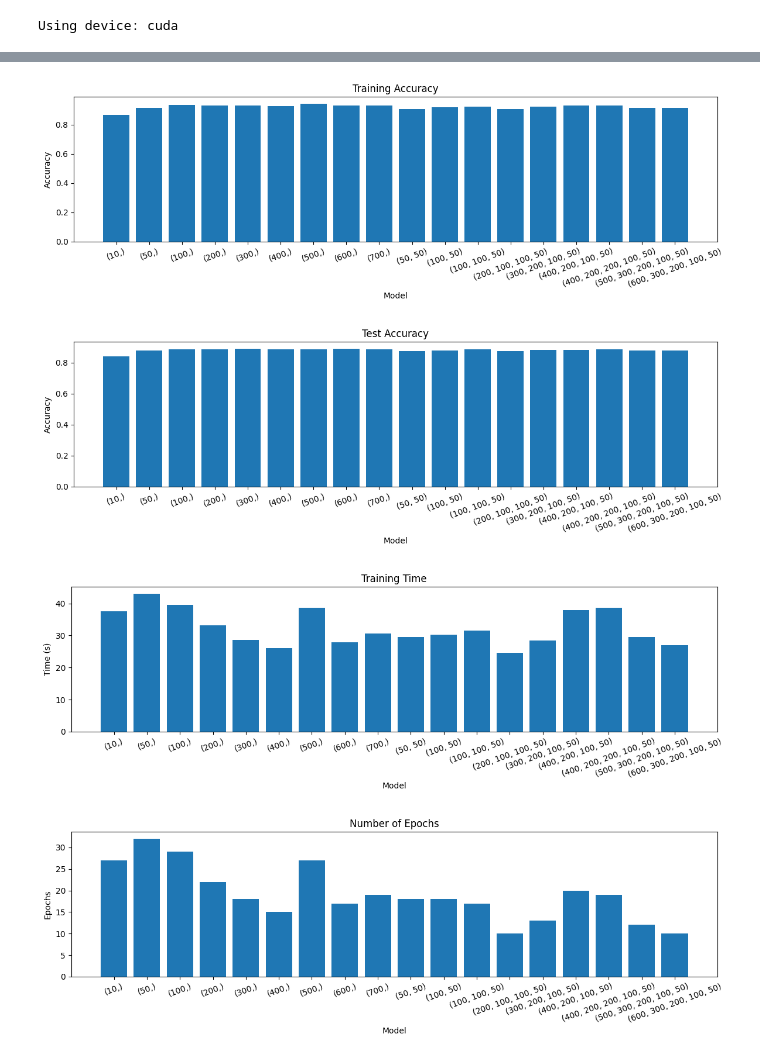
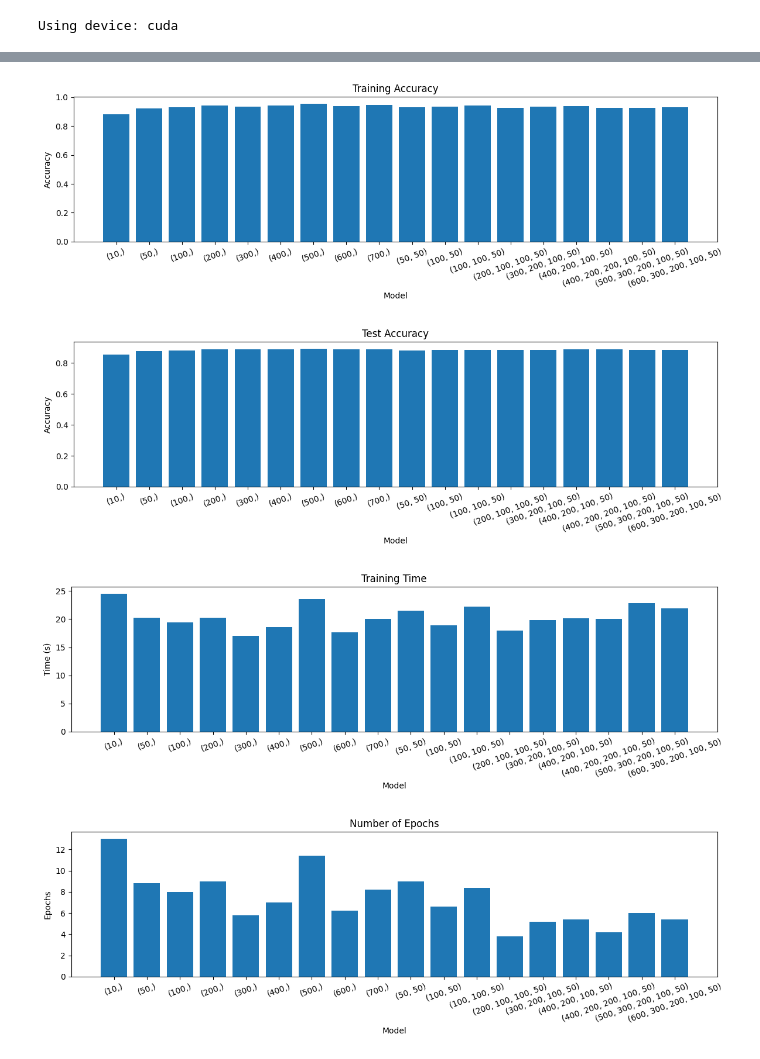
Before and after one commit to yiheng870106/Mathematics-of-Data-Science-Project-3-yiheng, a Jupyter notebook: project3.ipynb, the cells around one changed output, grey strips where cells are left out. Cells and saved outputs as stored; diff of their text form; code cells hidden in the pictures.

```diff
--- a/project3.ipynb
+++ b/project3.ipynb
@@ -1134,7 +1139,7 @@ print(df_results)
 
 x_labels = [result["name"] for result in results]
 fig = plt.figure(figsize=(12, 4))
-plt.bar(x_labels, [result["train_acc"] for result in results])
+plt.bar(x_labels, [result["train_acc (avg)"] for result in results])
 plt.title("Training Accuracy")
 plt.xlabel("Model")
 plt.ylabel("Accuracy")
@@ -1143,7 +1148,7 @@ plt.tight_layout()
 plt.show()
 
 fig = plt.figure(figsize=(12, 4))
-plt.bar(x_labels, [result["test_acc"] for result in results])
+plt.bar(x_labels, [result["test_acc (avg)"] for result in results])
 plt.title("Test Accuracy")
 plt.xlabel("Model")
 plt.ylabel("Accuracy")
@@ -1152,7 +1157,7 @@ plt.tight_layout()
 plt.show()
 
 fig = plt.figure(figsize=(12, 4))
-plt.bar(x_labels, [result["training time"] for result in results])
+plt.bar(x_labels, [result["training time (avg)"] for result in results])
 plt.title("Training Time")
 plt.xlabel("Model")
 plt.ylabel("Time (s)")
@@ -1161,7 +1166,7 @@ plt.tight_layout()
 plt.show()
 
 fig = plt.figure(figsize=(12, 4))
-plt.bar(x_labels, [result["Number of epochs"] for result in results])
+plt.bar(x_labels, [result["Number of epochs (avg)"] for result in results])
 plt.title("Number of Epochs")
 plt.xlabel("Model")
 plt.ylabel("Epochs")
@@ -1204,4 +1209,4 @@ plt.show()
-[figure, old version]
+[figure, new version]
 [figure]
-[figure, old version]
+[figure, new version]
-[figure, old version]
+[figure, new version]
```
Also changed, not shown: parts of 7 cells of this notebook.
